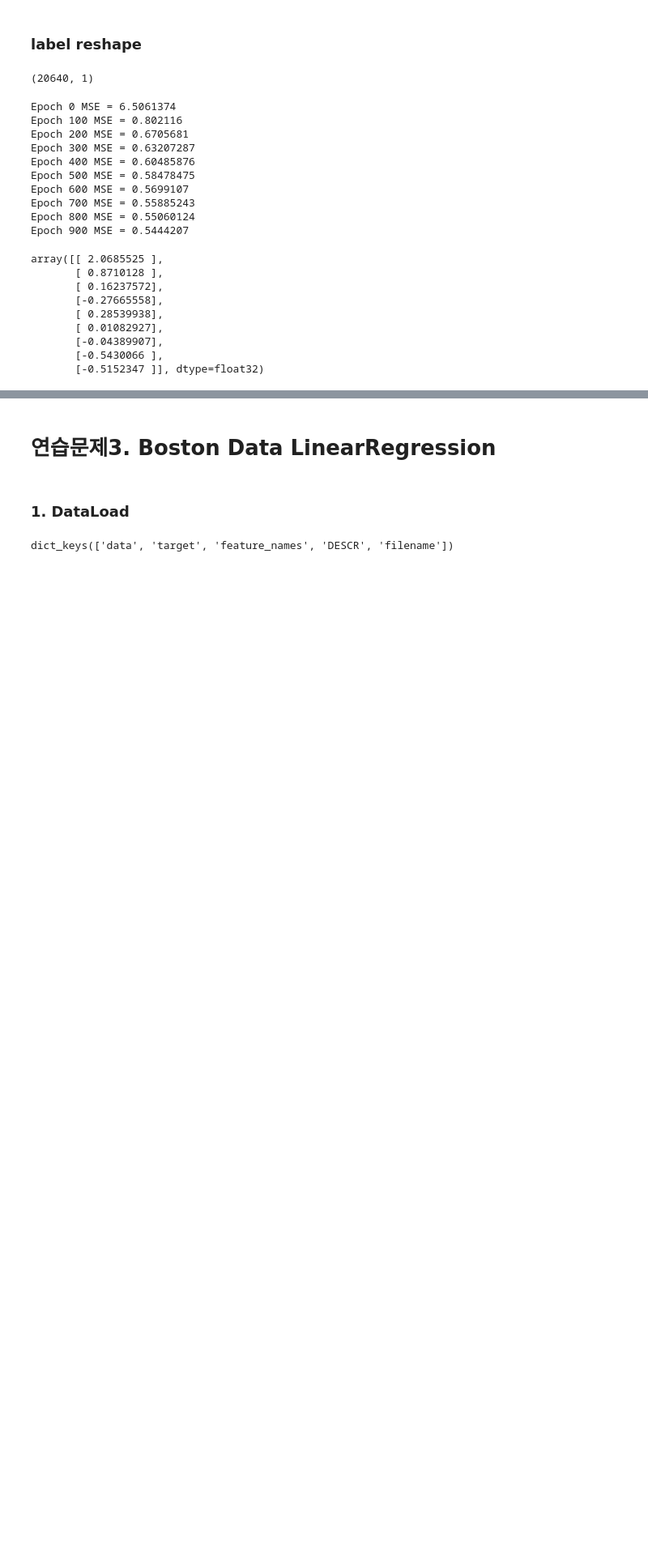
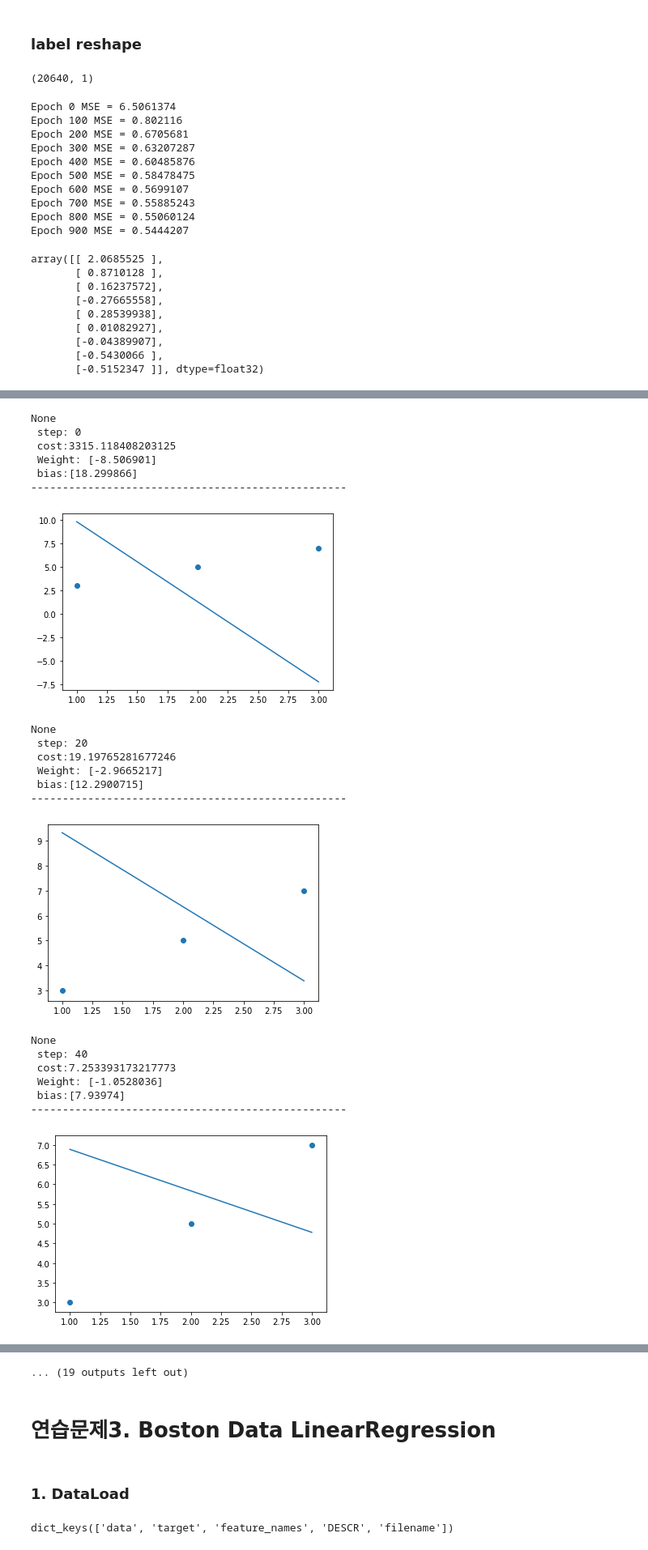
Before and after one commit to tweakershin/ml_deep, a Jupyter notebook: 1. TensorFlow 기초.ipynb, the cells around one changed output, grey strips where cells are left out. Shown at 81% size. Drawn from its saved outputs; the diff is of its cells as text; code cells hidden in the pictures; blank space fills up the shorter version.

```diff
--- a/1. TensorFlow 기초.ipynb
+++ b/1. TensorFlow 기초.ipynb
@@ -1011,0 +1022,5 @@ array([[ 2.0685525 ],
+# %%
+# y = 2*x + 1
+# w[1] = 2, w[0]= 1
+x_data = [1, 2, 3]
+y_data = [3, 5, 7]
@@ -1011,0 +1042,15 @@ array([[ 2.0685525 ],
+# %%
+# hypothesis 정의
+# W 와 X 가 행렬이 아니므로 tf.matmul 이 아니라 기본 곱셈 기호를 사용한다.
+hypothesis = W * X + b
+
+# Cost Function을 작성한다. (손실 함수)
+# mean(h - Y)^2 : 예측값과 실제값의 차이의 제곱의 평균
+err = tf.square(hypothesis - Y)
+cost = tf.reduce_mean(err)
+# %%
+# 훈련률: 0.1: optimizer가 Variable을(Weight를) 자동으로 조정한다.
+optimizer = tf.train.GradientDescentOptimizer(learning_rate=0.1)
+
+# 비용을 최소화 하는 것이 최종 목표
+train_op = optimizer.minimize(cost)  # compute_gradients, apply_gradients가 실행됩니다.
@@ -1011,0 +1059,53 @@ array([[ 2.0685525 ],
+# %%
+# 세션 생성 및 초기화.
+with tf.Session() as sess:
+    sess.run(tf.global_variables_initializer()) # 변수 초기화
+
+    # 최적화를 300번 수행합니다.
+    for step in range(300):
+        # sess.run 을 통해 train_op 와 cost 그래프를 계산한다.
+        # 이 때, Hypothesis에 넣어야 할 실제값을 feed_dict 을 통해 전달합니다.
+        _, cost_val, weight, bias = sess.run([train_op, cost, W, b], feed_dict={X: x_data, Y: y_data})
+
+        # _는 None값. --> compute_gradients, apply_gradients가 실행됩니다.
+        # --> W값 자동으로 조정합니다.
+
+        if step%20==0:
+            # 20번에 한번씩 진행하기
+            print(_)
+            print(" step: {}\n cost:{}\n Weight: {} \n bias:{}".format(step, cost_val, weight, bias))
+            print("-"*50)
+            h = sess.run(hypothesis, feed_dict={X: x_data})
+
+            plt.plot(x_data, h)
+            plt.scatter(x_data, y_data)
+            plt.show()
+
+    # 최적화가 완료된 모델에 테스트 값을 넣고 결과가 잘 나오는지 확인해봅니다.
+    print("\n=== Test ===")
+    print("X: 5, Y:", sess.run(hypothesis, feed_dict={X: 5}))
+    print("X: 2.5, Y:", sess.run(hypothesis, feed_dict={X: 2.5}))
+    print("Weight와 bias")
+    print(sess.run([W, b]))
+# %% [output]
+None
+ step: 0
+ cost:3315.118408203125
+ Weight: [-8.506901]
+ bias:[18.299866]
+--------------------------------------------------
+[figure, added]
+None
+ step: 20
+ cost:19.19765281677246
+ Weight: [-2.9665217]
+ bias:[12.2900715]
+--------------------------------------------------
+[figure, added]
+None
+ step: 40
+ cost:7.253393173217773
+ Weight: [-1.0528036]
+ bias:[7.93974]
+--------------------------------------------------
+[figure, added]
@@ -1012,3 +1133,4 @@ array([[ 2.0685525 ],
+... (19 outputs left out)
 # %% [markdown]
 # 연습문제3. Boston Data LinearRegression
 # %% [markdown]
```
Also changed, not shown: parts of 40 cells of this notebook.
